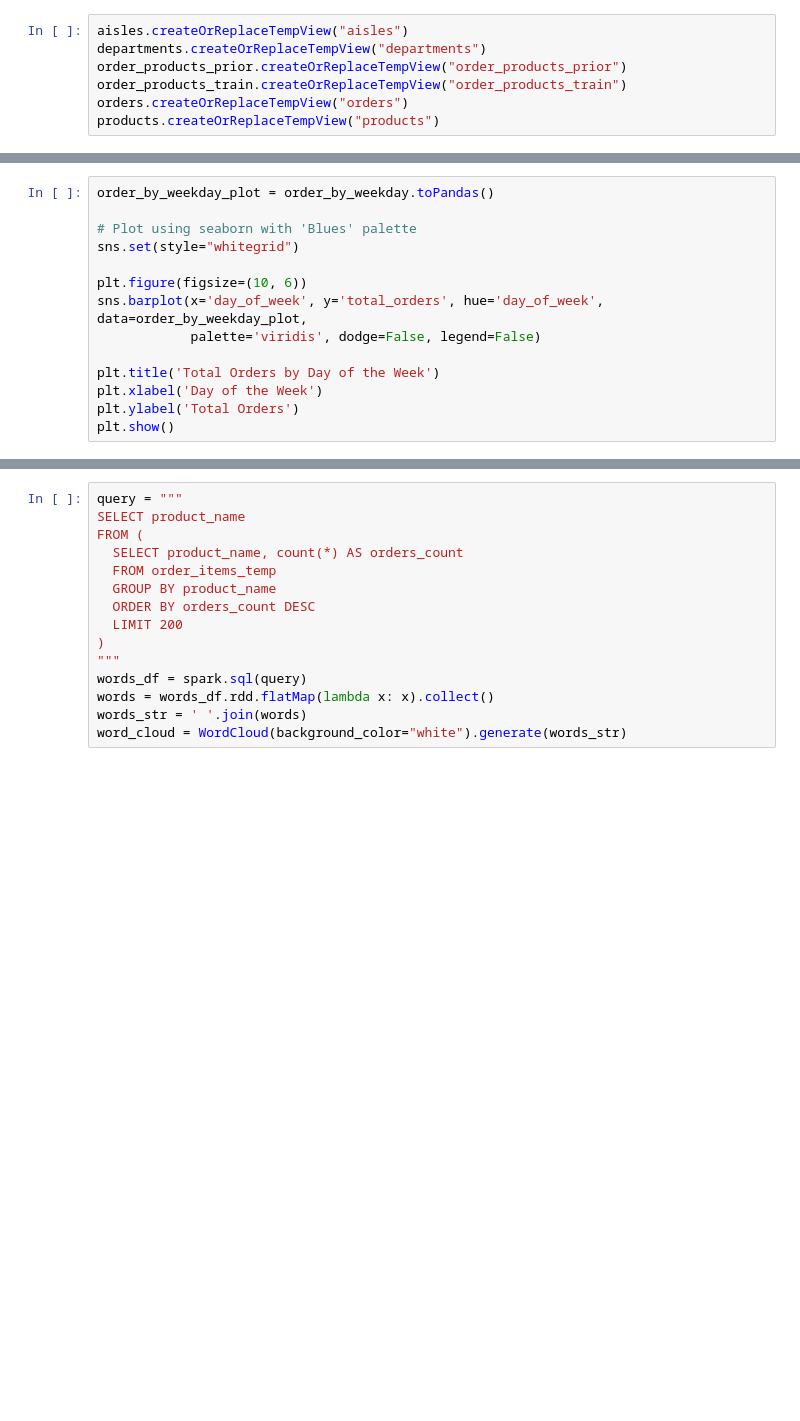
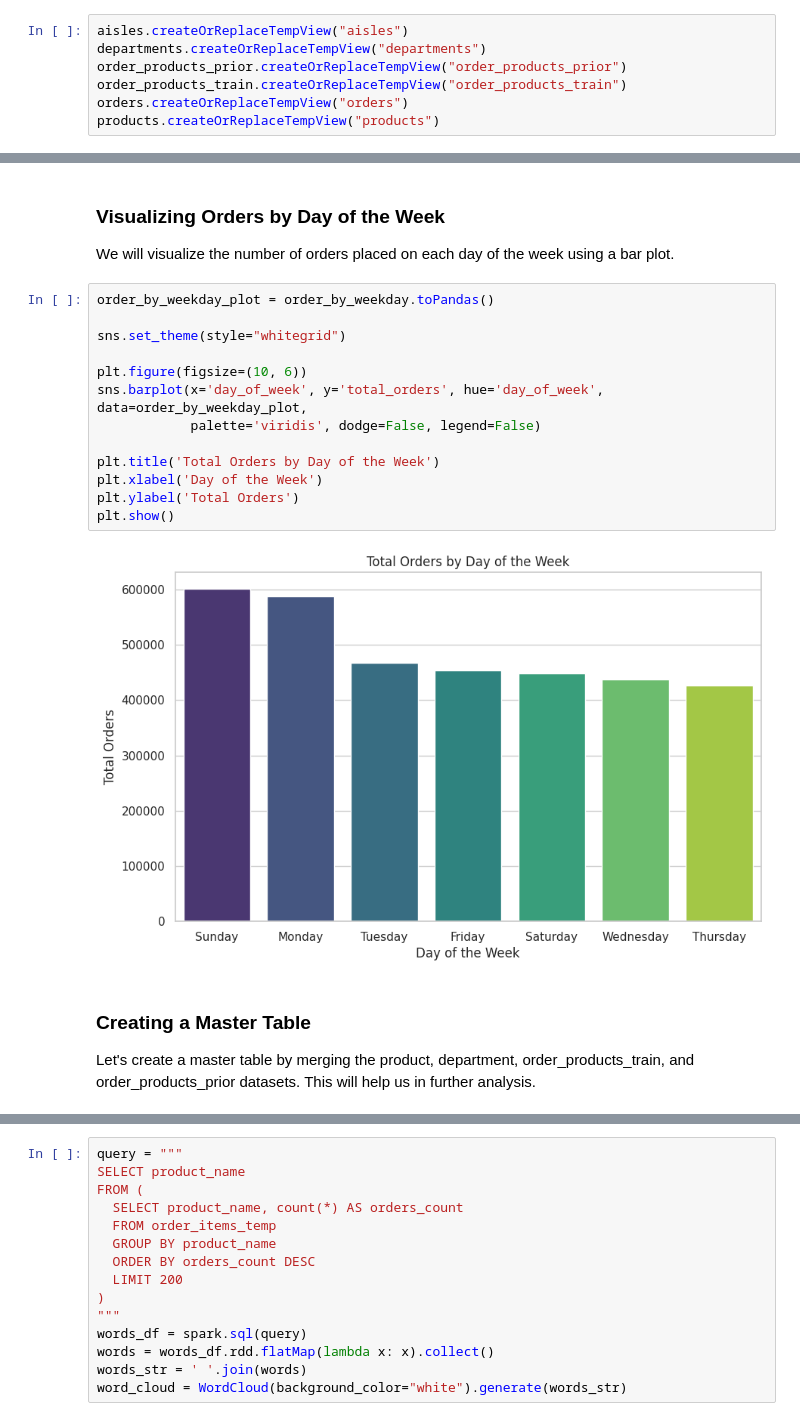
Before and after one commit to rodrigoalvamat/spark-mllib-workshop, a Jupyter notebook: workshop/basket.ipynb, the cells around one changed output, grey strips where cells are left out. Cells and saved outputs as stored; diff of their text form; blank space fills up the shorter version.

```diff
--- a/workshop/basket.ipynb
+++ b/workshop/basket.ipynb
@@ -117,17 +317,27 @@ order_by_weekday.show()
+# %% [markdown]
+### Visualizing Orders by Day of the Week
+
+We will visualize the number of orders placed on each day of the week using a bar plot.
 # %%
 order_by_weekday_plot = order_by_weekday.toPandas()
 
-# Plot using seaborn with 'Blues' palette
-sns.set(style="whitegrid")
+sns.set_theme(style="whitegrid")
 
 plt.figure(figsize=(10, 6))
 sns.barplot(x='day_of_week', y='total_orders', hue='day_of_week', data=order_by_weekday_plot,
             palette='viridis', dodge=False, legend=False)
 
 plt.title('Total Orders by Day of the Week')
 plt.xlabel('Day of the Week')
 plt.ylabel('Total Orders')
 plt.show()
+# %% [output]
+[figure, added]
+# %% [markdown]
+### Creating a Master Table
+
+Let's create a master table by merging the product, department, order_products_train, and order_products_prior datasets.
+This will help us in further analysis.
 # %%
 spark.sql("DROP TABLE IF EXISTS order_items_temp")
 
```
Also changed, not shown: parts of 57 cells of this notebook, 3 other files.
